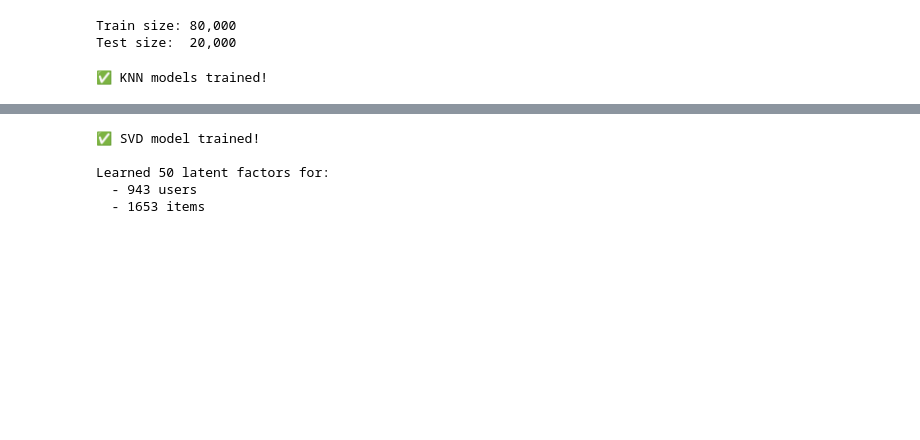
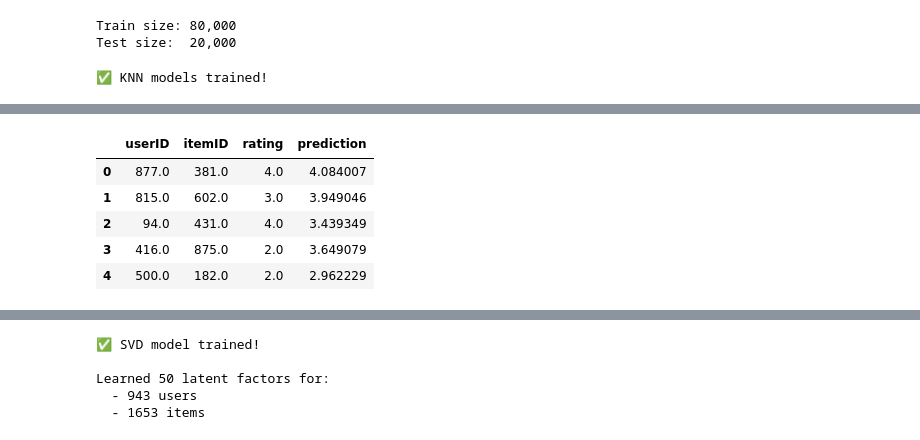
Before and after one commit to SDSUAIClub25-26/workshops, a Jupyter notebook: Spring26/RecSystems/recsys_workshop.ipynb, the cells around one changed output, grey strips where cells are left out. Cells and saved outputs as stored; diff of their text form; code cells hidden in the pictures; blank space fills up the shorter version.

```diff
--- a/Spring26/RecSystems/recsys_workshop.ipynb
+++ b/Spring26/RecSystems/recsys_workshop.ipynb
@@ -386,3 +394,12 @@ fix this here lol
+# %%
+item_knn_preds.head()
+# %% [output]
+|  | userID | itemID | rating | prediction |
+| 0 | 877.0 | 381.0 | 4.0 | 4.084007 |
+| 1 | 815.0 | 602.0 | 3.0 | 3.949046 |
+| 2 | 94.0 | 431.0 | 4.0 | 3.439349 |
+| 3 | 416.0 | 875.0 | 2.0 | 3.649079 |
+| 4 | 500.0 | 182.0 | 2.0 | 2.962229 |
 # %% [markdown]
 ## 5. Approach 3: Model-Based Collaborative Filtering (SVD)
 
```
Also changed, not shown: parts of 36 cells of this notebook, 3 other files.
